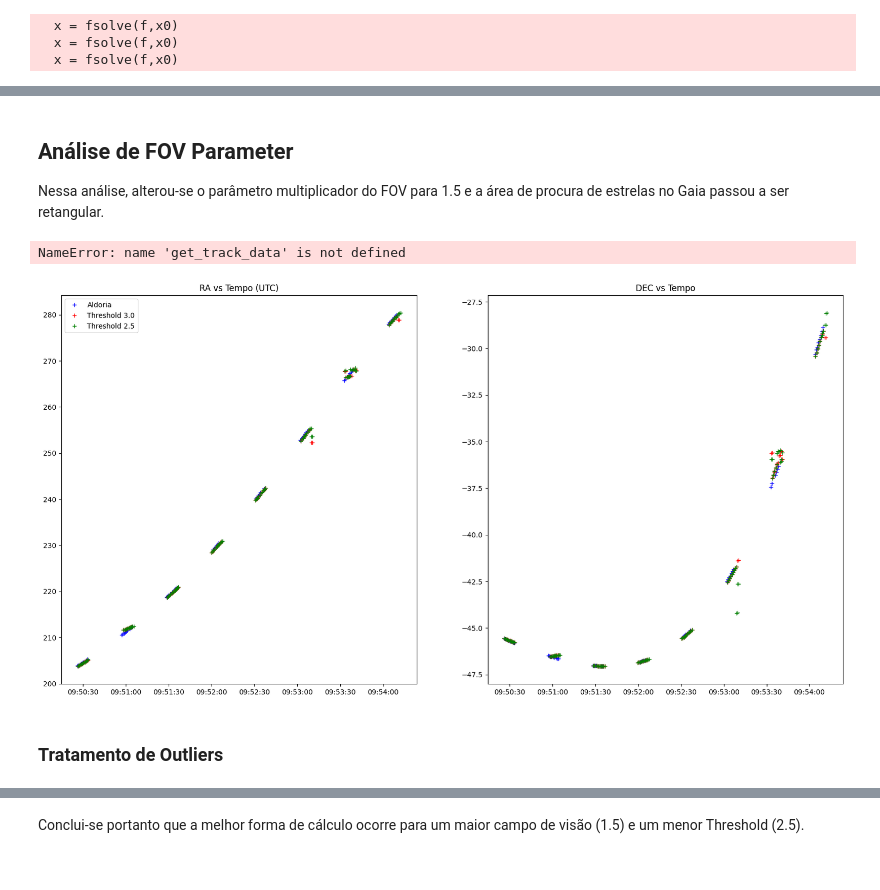
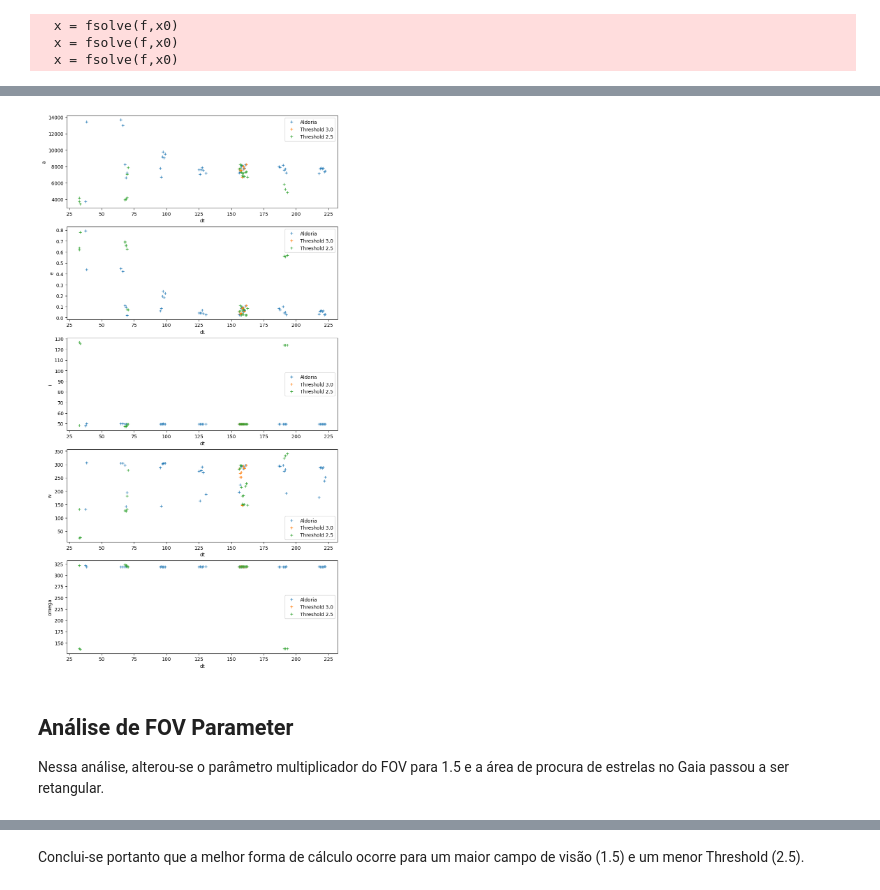
Before and after one commit to Rafa1914/spacepykit, a Jupyter notebook: data-exploration-notebook.ipynb, the cells around one changed output, grey strips where cells are left out. Cells and saved outputs as stored; diff of their text form; code cells hidden in the pictures.

```diff
--- a/data-exploration-notebook.ipynb
+++ b/data-exploration-notebook.ipynb
@@ -185,9 +201,10 @@ def get_iod_multiple_radec(tdm: pd.DataFrame, observatory: Observatory) -> pd.Da
     e = []
     for index in range(2, len(tdm["Tempo[s]"])):
         try:
-            obs = get_observations(tdm, observatory, index)
-            r, v = get_iod_state_vector(obs, observatory)
-            tle = get_iod_orbital_parameters(r, v)
+            # obs = get_observations(tdm, observatory, index)
+            # r, v = get_iod_state_vector(obs, observatory)
+            # tle = get_iod_orbital_parameters(r, v)
+            obs, _, _, tle = get_iod(tdm, observatory, index)
             a.append(tle.a)
             e.append(tle.e)
             omega.append(tle.ra)
@@ -202,6 +219,14 @@ def get_iod_multiple_radec(tdm: pd.DataFrame, observatory: Observatory) -> pd.Da
     df.dropna(inplace=True)
     df.where((df["e"] < 0.8), inplace=True)
     return df
+
+
+def get_iod(tdm: pd.DataFrame, observatory: Observatory, index: int = None):
+    index = len(tdm["Tempo[s]"]) if index is None else index
+    obs = get_observations(tdm, observatory, index)
+    r, v = get_state_vector(obs, observatory)
+    tle = get_orbital_parameters(r, v)
+    return (obs, r, v, tle)
 # %% [markdown]
 ## Análise de Impacto do Threshold
 
@@ -400,7 +416,7 @@ latitude = -30.5262693  # Latitude geocêntrica do observatório [deg]
 longitude = -70.8531799  # [deg]
 altitude = 2180e-3  # [km]
 
-observatory_aldoria = Observatory(
+observatory = Observatory(
     longitude=longitude, latitude=latitude, altitude=altitude
 )
 
@@ -409,15 +425,20 @@ tdm_aldoria_raw = read_tdm(filename="Dados\\TDM_7646.txt")
 tdm_saipher_30_raw = read_tdm(filename="Dados\\TDM\\Threshold\\TDM-Saipher-30.txt")
 tdm_saipher_25_raw = read_tdm(filename="Dados\\TDM\\Threshold\\TDM-Saipher-25.txt")
 
-# Ajuste dos dados:
-tdm_aldoria = filter_raw_data(df_raw=tdm_aldoria_raw)
-tdm_saipher_30 = filter_raw_data(df_raw=tdm_saipher_30_raw)
-tdm_saipher_25 = filter_raw_data(df_raw=tdm_saipher_25_raw)
+# Filtragem dos dados:
+tdm_saipher_30_filtered = filter_raw_data(df_raw=tdm_saipher_30_raw)
+tdm_saipher_25_filtered = filter_raw_data(df_raw=tdm_saipher_25_raw)
+tdm_aldoria_filtered = filter_raw_data(df_raw=tdm_aldoria_raw)
+
+# Ajuste polinomial:
+_,_,tdm_saipher_30_fit = fit_radec_tdm_data(raw_data=tdm_saipher_30_filtered,poly_degree=3)
+_,_,tdm_saipher_25_fit = fit_radec_tdm_data(raw_data=tdm_saipher_25_filtered,poly_degree=3)
+_,_,tdm_aldoria_fit = fit_radec_tdm_data(raw_data=tdm_aldoria_filtered,poly_degree=3)
 
 # Obtenção dos dados:
-tles_aldoria = get_iod_multiple_radec(tdm_aldoria_raw, observatory_aldoria)
-tles_saipher_30 = get_iod_multiple_radec(tdm_saipher_30, observatory_aldoria)
-tles_saipher_25 = get_iod_multiple_radec(tdm_saipher_25, observatory_aldoria)
+tles_aldoria = get_iod_multiple_radec(tdm_aldoria_raw, observatory)
+tles_saipher_30 = get_iod_multiple_radec(tdm_saipher_30_filtered, observatory)
+tles_saipher_25 = get_iod_multiple_radec(tdm_saipher_25_filtered, observatory)
 # %% [output]
   x = fsolve(f,x0)
   x = fsolve(f,x0)
@@ -459,31 +446,22 @@ plt.show()
+# %%
+# Plot dos Resultados:
+plot_data(
+    df_list=[tles_aldoria, tles_saipher_30, tles_saipher_25],
+    legend=["Aldoria", "Threshold 3.0", "Threshold 2.5"],
+    y_data=["a", "e","i","w","omega"],
+    x_data="dt",
+    h_dist=False
+)
+# %% [output]
+[figure, added]
 # %% [markdown]
 ## Análise de FOV Parameter
 
 Nessa análise, alterou-se o parâmetro multiplicador do FOV para 1.5 e a área de procura de estrelas no Gaia passou a ser retangular.
 # %%
-tdm_aldoria = get_track_data('Dados\\TDM_7646.txt')
-tdm_30 = get_track_data('Dados\\TDM\\Field-Of-View\\TDM-Saipher-15.txt')
-tdm_25 = get_track_data('Dados\\TDM\\Field-Of-View\\TDM-Saipher-15-25.txt')
+from src.tracking_data_message.tracking_data_message import *
+
+# Importação dos dados brutos do TDM
+tdm_aldoria_raw = read_tdm("Dados\\TDM_7646.txt")
+tdm_30_raw = read_tdm("Dados\\TDM\\Field-Of-View\\TDM-Saipher-15.txt")
+tdm_25_raw = read_tdm("Dados\\TDM\\Field-Of-View\\TDM-Saipher-15-25.txt")
-# %% [output]
-NameError: name 'get_track_data' is not defined
-# %%
-import matplotlib.pyplot as plt
-
-plt.figure(figsize=(20,10))
-plt.subplot(1,2,1)
-plt.plot(tdm_aldoria['Tempo (UTC)'],tdm_aldoria['RA[deg]'],'r+',color='blue')
-plt.plot(tdm_30['Tempo (UTC)'],tdm_30['RA[deg]'],'r+',color='red')
-plt.plot(tdm_25['Tempo (UTC)'],tdm_25['RA[deg]'],'r+',color='green')
-plt.legend(['Aldoria','Threshold 3.0', 'Threshold 2.5'])
-plt.title('RA vs Tempo (UTC)')
-
-plt.subplot(1,2,2)
-plt.plot(tdm_aldoria['Tempo (UTC)'],tdm_aldoria['DEC[deg]'],'r+',color='blue')
-plt.plot(tdm_30['Tempo (UTC)'],tdm_30['DEC[deg]'],'r+',color='red')
-plt.plot(tdm_25['Tempo (UTC)'],tdm_25['DEC[deg]'],'r+',color='green')
-plt.title('DEC vs Tempo')
-plt.show()
-# %% [output]
-[figure, removed]
-# %% [markdown]
-### Tratamento de Outliers
```
Also changed, not shown: parts of 42 cells of this notebook.
